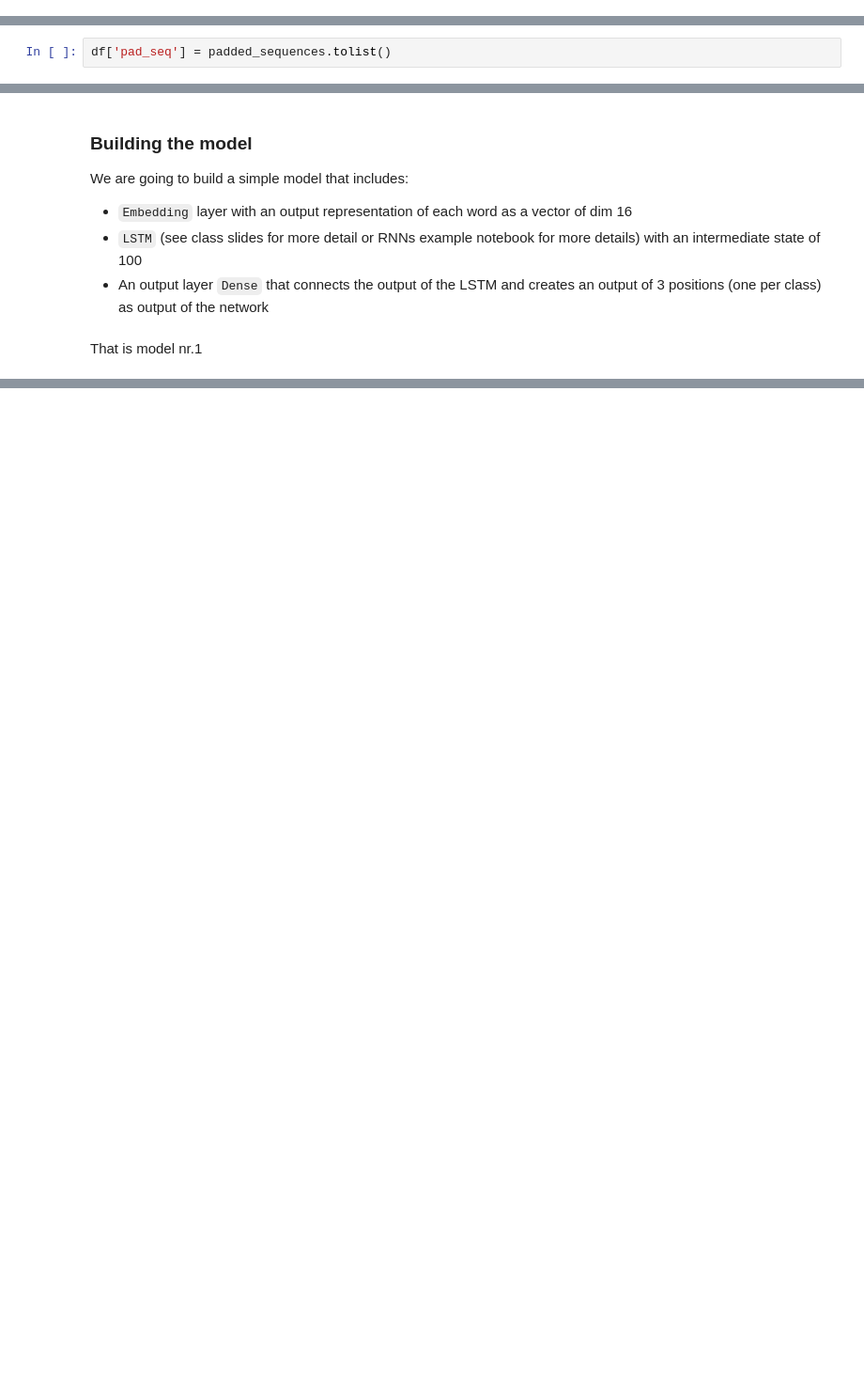
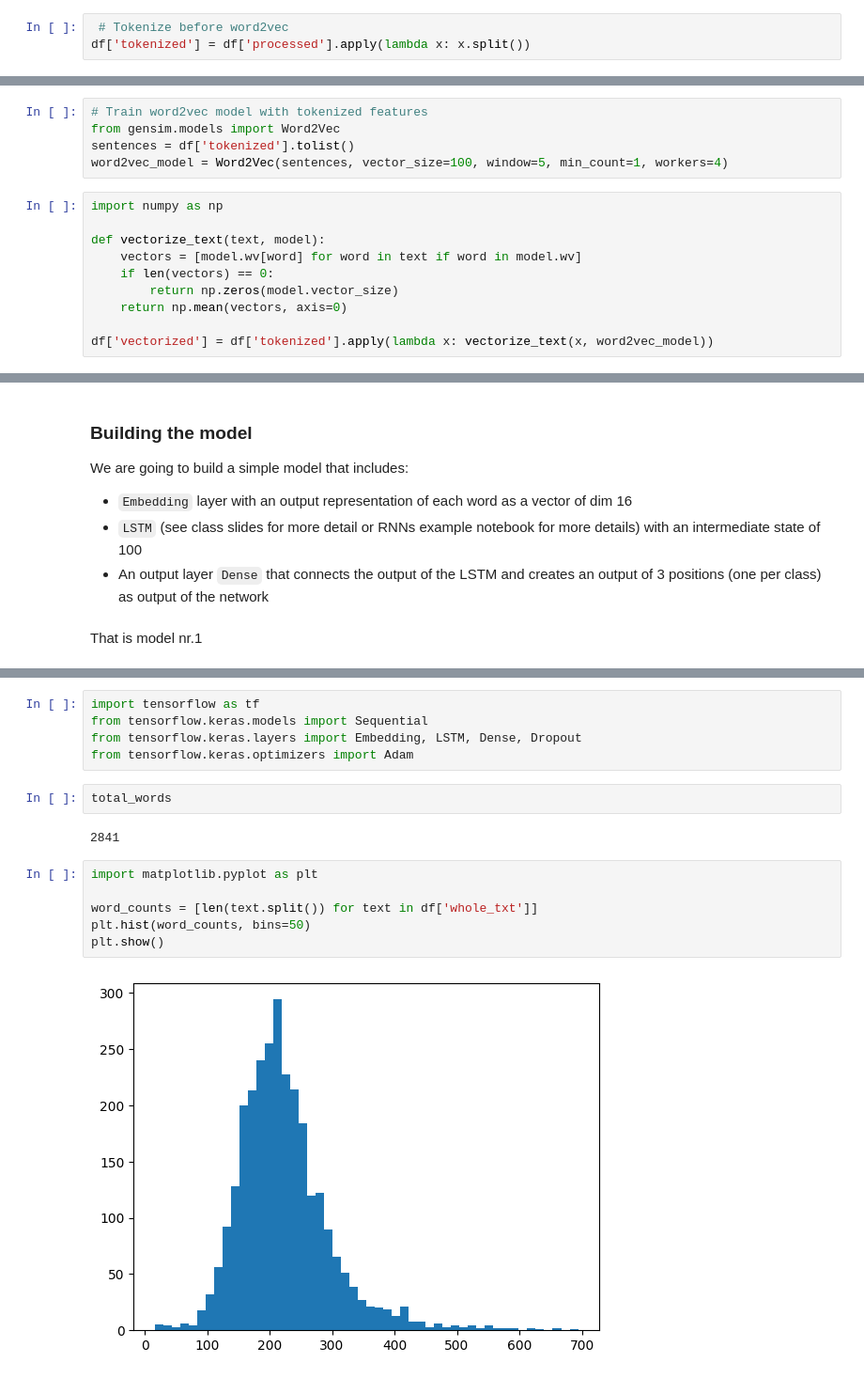
Before and after one commit to efeperro/Spotting-Economy-News, a Jupyter notebook: RNN_Model_Basic 50-50_word2vec.ipynb, the cells around one changed output, grey strips where cells are left out. Shown at 94% size. Drawn from its saved outputs; the diff is of its cells as text; blank space fills up the shorter version.

```diff
--- a/RNN_Model_Basic 50-50_word2vec.ipynb
+++ b/RNN_Model_Basic 50-50_word2vec.ipynb
@@ -160,0 +106,3 @@ from tensorflow.keras.callbacks import EarlyStopping
+# %%
+ # Tokenize before word2vec
+df['tokenized'] = df['processed'].apply(lambda x: x.split())
@@ -160,0 +111,15 @@ from tensorflow.keras.callbacks import EarlyStopping
+# %%
+# Train word2vec model with tokenized features
+from gensim.models import Word2Vec
+sentences = df['tokenized'].tolist()
+word2vec_model = Word2Vec(sentences, vector_size=100, window=5, min_count=1, workers=4)
+# %%
+import numpy as np
+
+def vectorize_text(text, model):
+    vectors = [model.wv[word] for word in text if word in model.wv]
+    if len(vectors) == 0:
+        return np.zeros(model.vector_size)
+    return np.mean(vectors, axis=0)
+
+df['vectorized'] = df['tokenized'].apply(lambda x: vectorize_text(x, word2vec_model))
@@ -245,2 +133,0 @@ array([[    0,     0,     0, ...,    32,  1140,  2597],
-# %%
-df['pad_seq'] = padded_sequences.tolist()
@@ -839,0 +204,17 @@ loss, accuracy = model9.evaluate(X_test, y_test)
+# %%
+import tensorflow as tf
+from tensorflow.keras.models import Sequential
+from tensorflow.keras.layers import Embedding, LSTM, Dense, Dropout
+from tensorflow.keras.optimizers import Adam
+# %%
+total_words
+# %% [output]
+2841
+# %%
+import matplotlib.pyplot as plt
+
+word_counts = [len(text.split()) for text in df['whole_txt']]
+plt.hist(word_counts, bins=50)
+plt.show()
+# %% [output]
+[figure, added]
```
Also changed, not shown: parts of 91 cells of this notebook.
